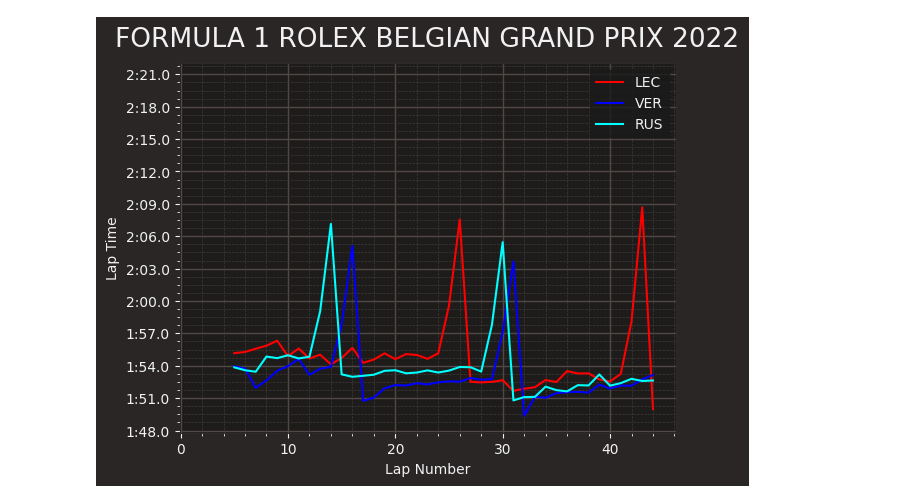
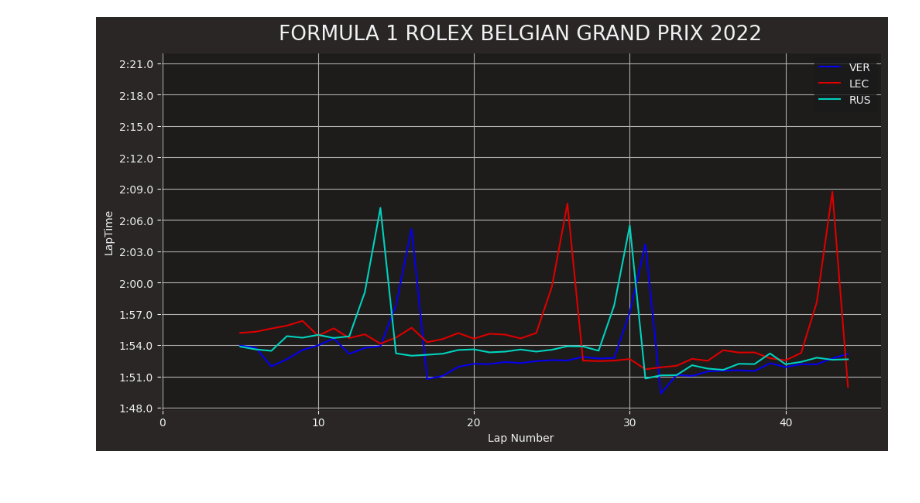
Before and after one commit to tanushdhamija/F1, a Jupyter notebook: test.ipynb, the cells around one changed output. Cells and saved outputs as stored; diff of their text form; code cells hidden in the pictures.

```diff
--- a/test.ipynb
+++ b/test.ipynb
@@ -28,20 +11,34 @@ core           INFO     Finished loading data for 20 drivers: ['1', '11', '55',
-# %%
-# select drivers
-lec = race.laps.pick_driver('LEC')
-ver = race.laps.pick_driver('VER')
-rus = race.laps.pick_driver('RUS')
-
-event_name = race.event.OfficialEventName
-
-# plot
-fig, ax = plt.subplots()
-ax.plot(lec['LapNumber'], lec['LapTime'], color='red', label='LEC')
-ax.plot(ver['LapNumber'], ver['LapTime'], color='blue', label='VER')
-ax.plot(rus['LapNumber'], rus['LapTime'], color='cyan', label='RUS')
-ax.set_title(f"{event_name}")
-ax.set_xlabel("Lap Number")
-ax.set_ylabel("Lap Time")
-ax.legend()
-plt.show()
-# %% [output]
-[figure, removed]
+# %%
+# select session
+year = 2022
+grand_prix = 'Belgium'
+session = 'R'
+
+session = ff1.get_session(year, grand_prix, session)
+session.load()
+# %%
+def plot_data(session, drivers, to_plot):
+
+    event_name = session.event.OfficialEventName
+
+    plt.figure(figsize=(12,6))
+    plt.xlabel("Lap Number")
+    plt.ylabel(f"{to_plot}")
+    plt.title(f"{event_name}")
+
+    for driver in drivers:
+        dr = session.laps.pick_driver(driver)
+        team = dr.pick_fastest()['Team']
+        plt.plot(dr['LapNumber'], dr[to_plot], color=plotting.team_color(team), label=driver)
+
+    plt.grid(True)
+    plt.legend()
+    plt.show()
+# %%
+# select
+drivers = ['VER', 'LEC', 'RUS']
+to_plot = 'LapTime'
+
+plot_data(session, drivers, to_plot)
+# %% [output]
+[figure, added]
```
Also changed, not shown: parts of 1 cell of this notebook.
